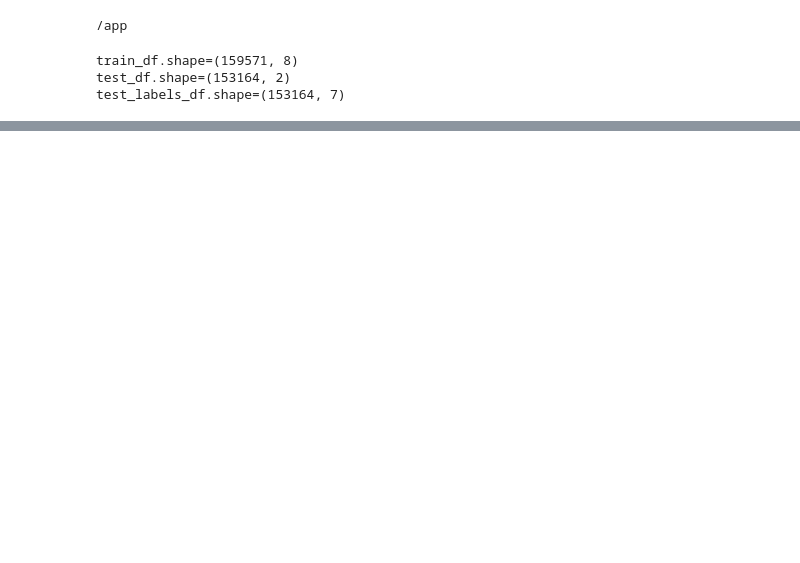
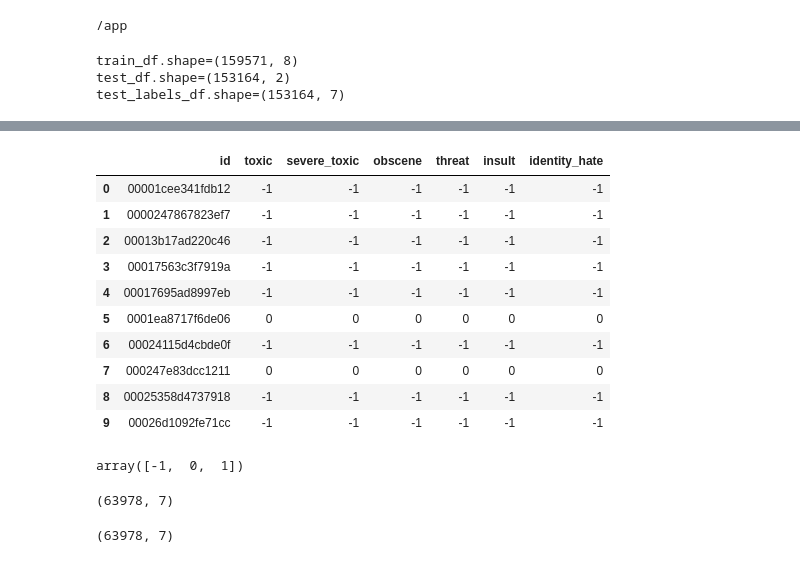
Before and after one commit to iamabhi6345/cyber_bullying_detection_data_preparation, a Jupyter notebook: notebooks/eda-jtc.ipynb, the cells around one changed output, grey strips where cells are left out. Cells and saved outputs as stored; diff of their text form; code cells hidden in the pictures; blank space fills up the shorter version.

```diff
--- a/notebooks/eda-jtc.ipynb
+++ b/notebooks/eda-jtc.ipynb
@@ -18,0 +67,33 @@ test_labels_df.shape=(153164, 7)
+# %%
+test_labels_df.head(10)
+# %% [output]
+|  | id | toxic | severe_toxic | obscene | threat | insult | identity_hate |
+| 0 | 00001cee341fdb12 | -1 | -1 | -1 | -1 | -1 | -1 |
+| 1 | 0000247867823ef7 | -1 | -1 | -1 | -1 | -1 | -1 |
+| 2 | 00013b17ad220c46 | -1 | -1 | -1 | -1 | -1 | -1 |
+| 3 | 00017563c3f7919a | -1 | -1 | -1 | -1 | -1 | -1 |
+| 4 | 00017695ad8997eb | -1 | -1 | -1 | -1 | -1 | -1 |
+| 5 | 0001ea8717f6de06 | 0 | 0 | 0 | 0 | 0 | 0 |
+| 6 | 00024115d4cbde0f | -1 | -1 | -1 | -1 | -1 | -1 |
+| 7 | 000247e83dcc1211 | 0 | 0 | 0 | 0 | 0 | 0 |
+| 8 | 00025358d4737918 | -1 | -1 | -1 | -1 | -1 | -1 |
+| 9 | 00026d1092fe71cc | -1 | -1 | -1 | -1 | -1 | -1 |
+# %%
+test_labels_df["toxic"].unique()
+# %% [output]
+array([-1,  0,  1])
+# %%
+test_labels_df[test_labels_df["toxic"] != -1].shape
+# %% [output]
+(63978, 7)
+# %%
+test_labels_df[
+    (test_labels_df["toxic"] != -1) &
+    (test_labels_df["severe_toxic"] != -1) &
+    (test_labels_df["obscene"] != -1) &
+    (test_labels_df["threat"] != -1) &
+    (test_labels_df["insult"] != -1) &
+    (test_labels_df["identity_hate"] != -1)
+].shape
+# %% [output]
+(63978, 7)
```
Also changed, not shown: parts of 4 cells of this notebook, 1 other file.
